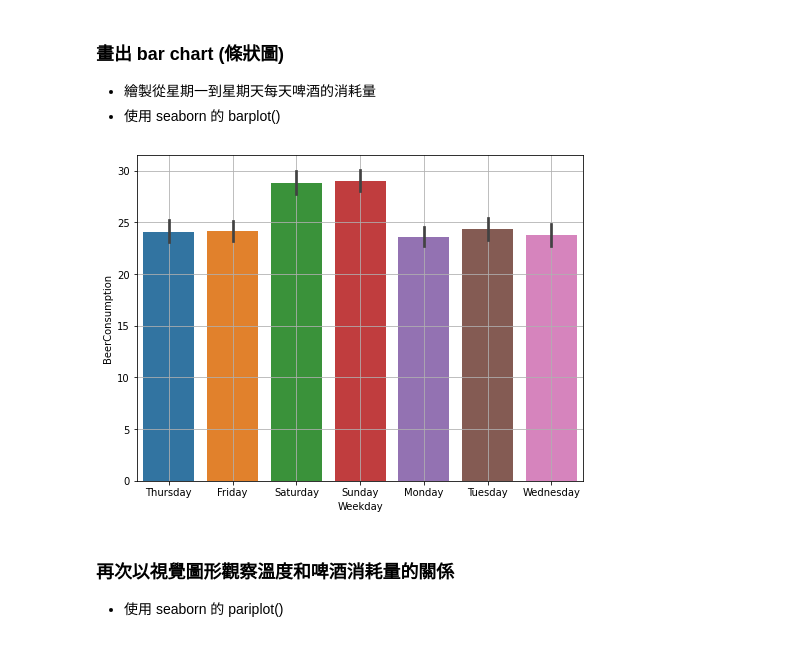
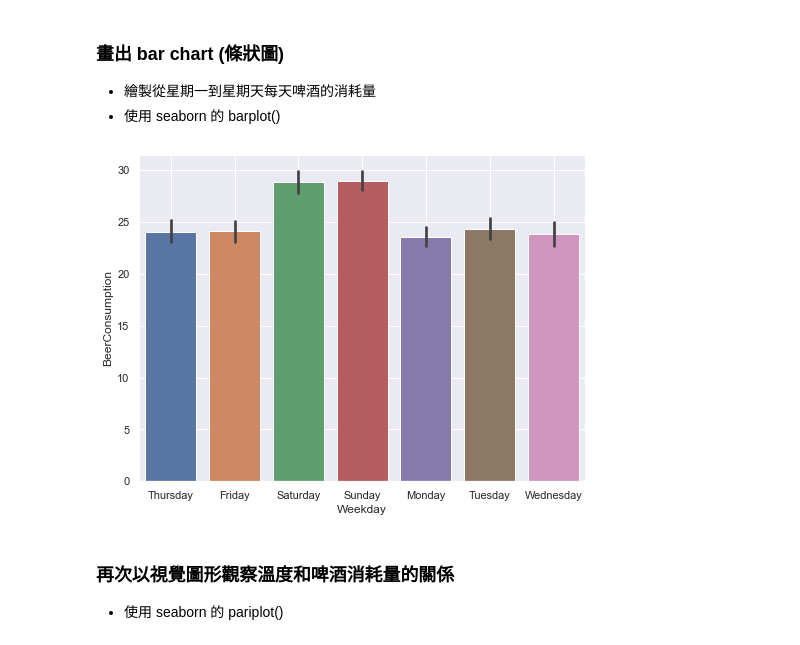
Before and after one commit to th0041/Machine-Learning-Code, a Jupyter notebook: Regression迴歸模型_3.ipynb, the cells around one changed output. Drawn from its saved outputs; the diff is of its cells as text; code cells hidden in the pictures.

```diff
--- a/Regression迴歸模型_3.ipynb
+++ b/Regression迴歸模型_3.ipynb
@@ -73,7 +73,7 @@ sns.pairplot(data, x_vars=['TV','Radio','Newspaper'], y_vars='Sales', height=6,
 [figure]
 # %%
 import seaborn as sns
-sns.set(rc={'figure.figsize':(9,8)})
+sns.set(rc={'figure.figsize':(8,6)})
 # %% [markdown]
 ### 利用 seaborn 套件的熱度圖 (Heatmap) 觀察 features 和 target 之間的 <a href='https://terms.naer.edu.tw/detail/1307611/'>相關係數</a>。
 # %%
@@ -284,7 +290,8 @@ import seaborn as sns
 import matplotlib.pyplot as plt
 plt.rcParams['figure.figsize'] = (8.0, 6.0)
 # %%
-beer = pd.read_csv('./data/BeerConsumption.csv')
+# beer = pd.read_csv('./data/BeerConsumption.csv')
+beer = pd.read_csv('https://bit.ly/3ct0cqx') # BeerConsumption.csv 短網址
 beer.head()
 # %% [output]
 |  | Date | AverageTemp | MinimumTemp | MaximumTemp | Percipitation | Weekend | BeerConsumption |
@@ -382,12 +407,12 @@ beer.head()
 #gp = beer.groupby('Weekday')
 #gp.BeerConsumption.mean()
 # %%
-plt.figure(figsize=(8, 6))
-#plt.rcParams['figure.figsize']=[8,6]
+#plt.figure(figsize=(8, 6))
+plt.rcParams['figure.figsize']=[8,6]
 sns.barplot(x='Weekday', y='BeerConsumption', data=beer)
 plt.grid(True)
 # %% [output]
-[figure, old version]
+[figure, new version]
 # %% [markdown]
 ### 再次以視覺圖形觀察溫度和啤酒消耗量的關係
 - 使用 seaborn 的 pariplot()
```
Also changed, not shown: parts of 27 cells of this notebook.
